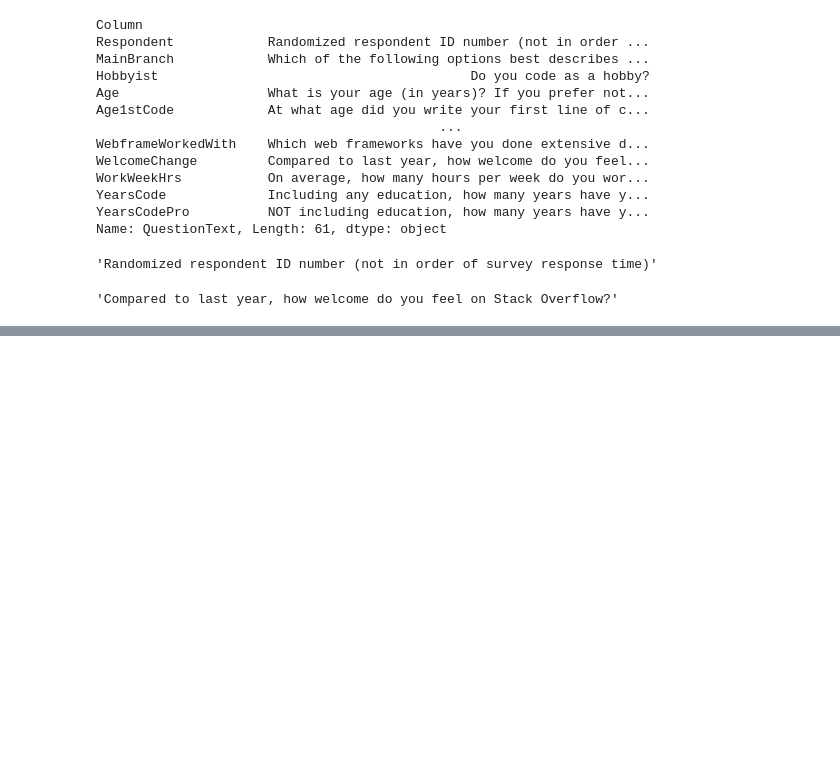
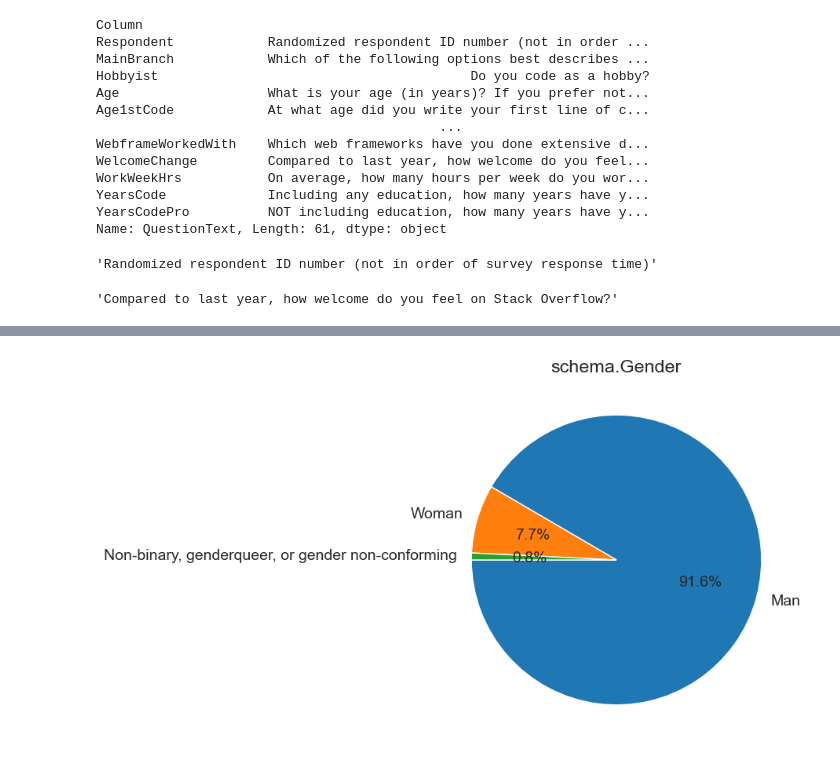
Before and after one commit to umarfarooqcode/stack_overflow_data, a Jupyter notebook: stack_overflow.ipynb, the cells around one changed output, grey strips where cells are left out. Saved outputs shown, nothing was run; the diff lists cells and outputs as text; code cells hidden in the pictures; blank space fills up the shorter version.

```diff
--- a/stack_overflow.ipynb
+++ b/stack_overflow.ipynb
@@ -85,0 +429,6 @@ schema_raw['WelcomeChange']
+# %%
+plt.figure (figsize=(12,6));
+plt.title('schema.Gender')
+plt.pie(gender_count, labels=gender_count.index, autopct='%1.1f%%', startangle=180);
+# %% [output]
+[figure, added]
```
Also changed, not shown: parts of 80 cells of this notebook.
